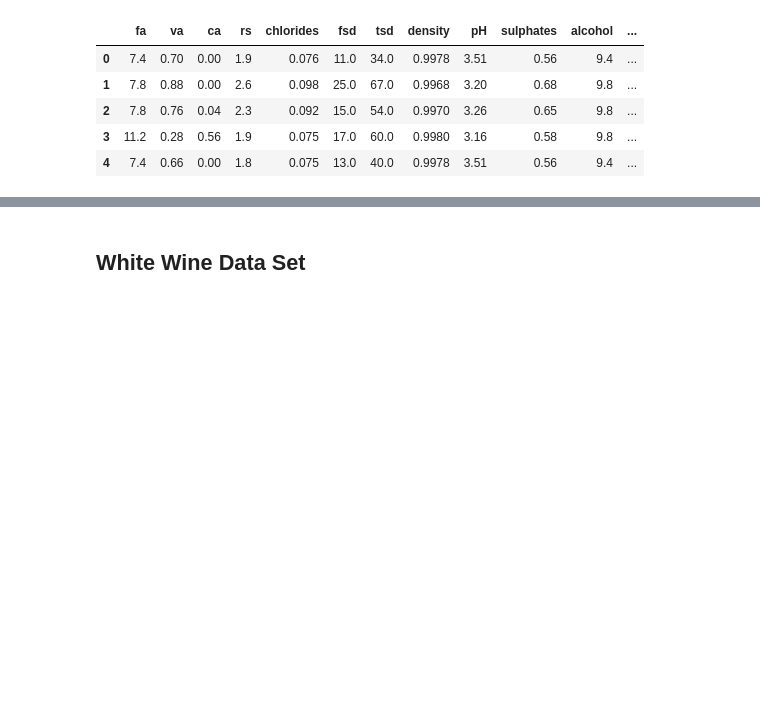
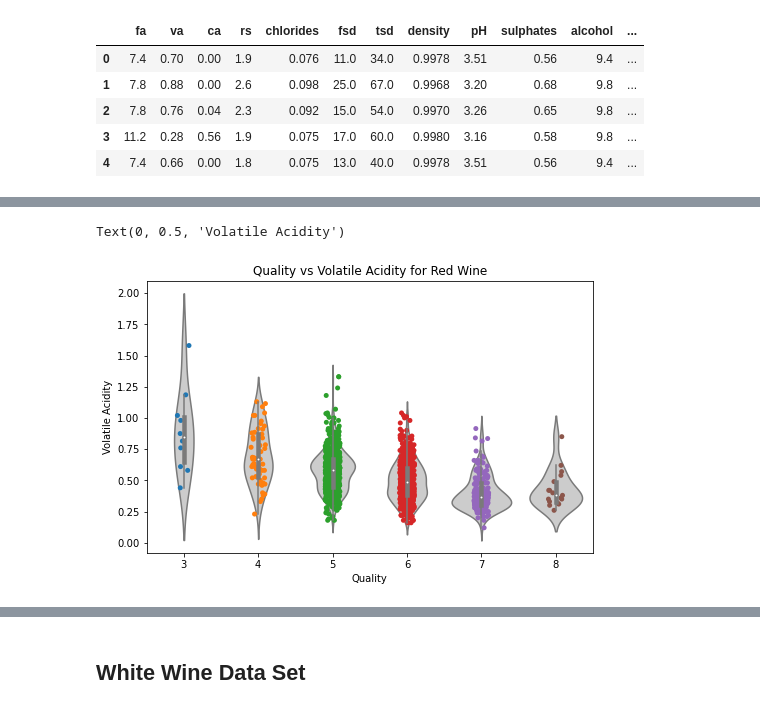
Before and after one commit to data301-2020-winter1/course-project-group_6006, a Jupyter notebook: analysis/submitted/milestone2_analysis.ipynb, the cells around one changed output, grey strips where cells are left out. Cells and saved outputs as stored; diff of their text form; code cells hidden in the pictures; blank space fills up the shorter version.

```diff
--- a/analysis/submitted/milestone2_analysis.ipynb
+++ b/analysis/submitted/milestone2_analysis.ipynb
@@ -36,0 +50,12 @@ Add plots that look at quality versus other attributes using the violin/strip pl
+# %%
+plt.figure(figsize=(8,5))
+
+sns.violinplot(x="quality", y="va", data=red_wine_df, color="0.8")
+sns.stripplot(x='quality', y='va', data=red_wine_df, jitter=True, zorder=1)
+
+plt.title("Quality vs Volatile Acidity for Red Wine")
+plt.xlabel("Quality")
+plt.ylabel("Volatile Acidity")
+# %% [output]
+Text(0, 0.5, 'Volatile Acidity')
+[figure, added]
```
Also changed, not shown: parts of 26 cells of this notebook, 1 other file.
